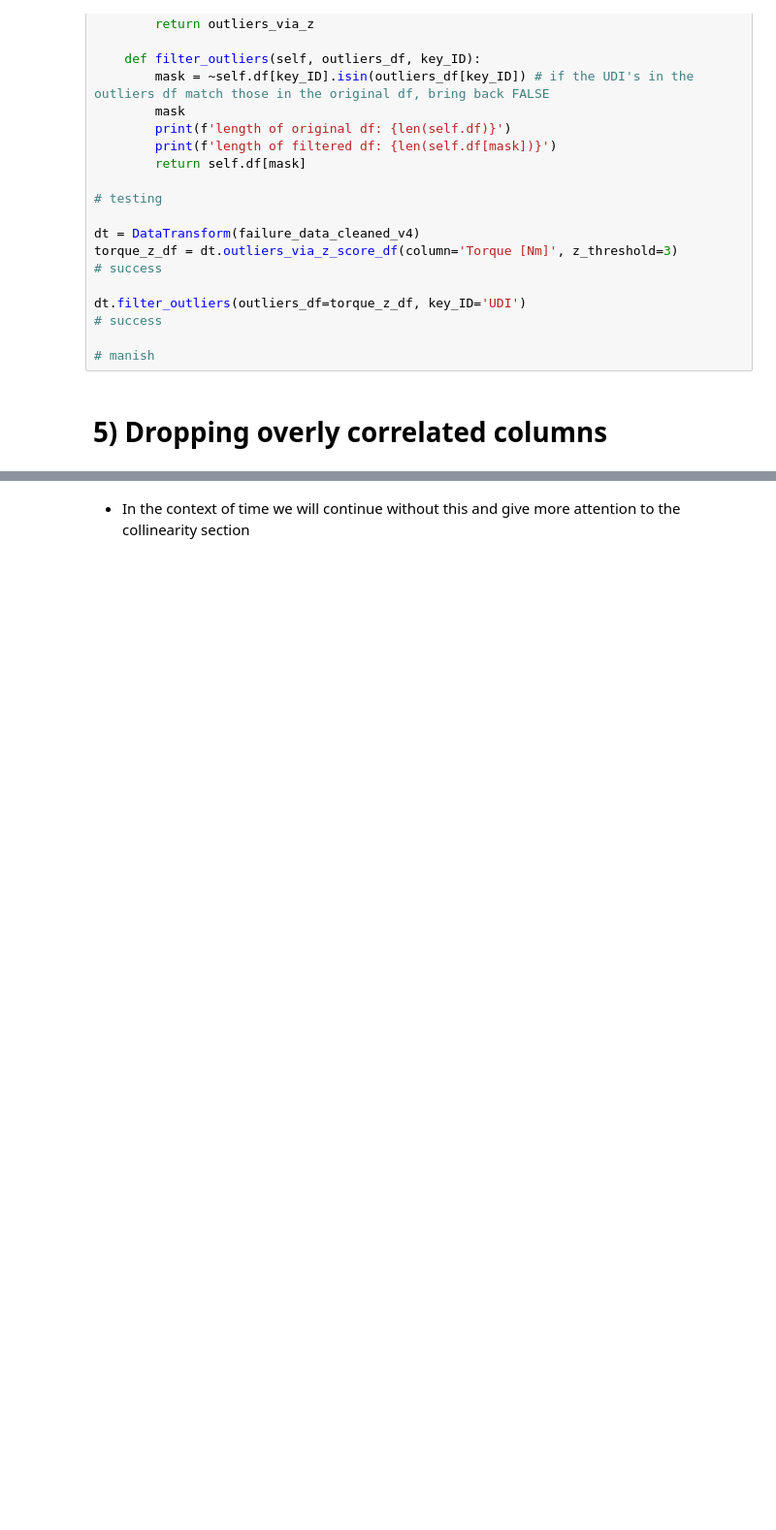
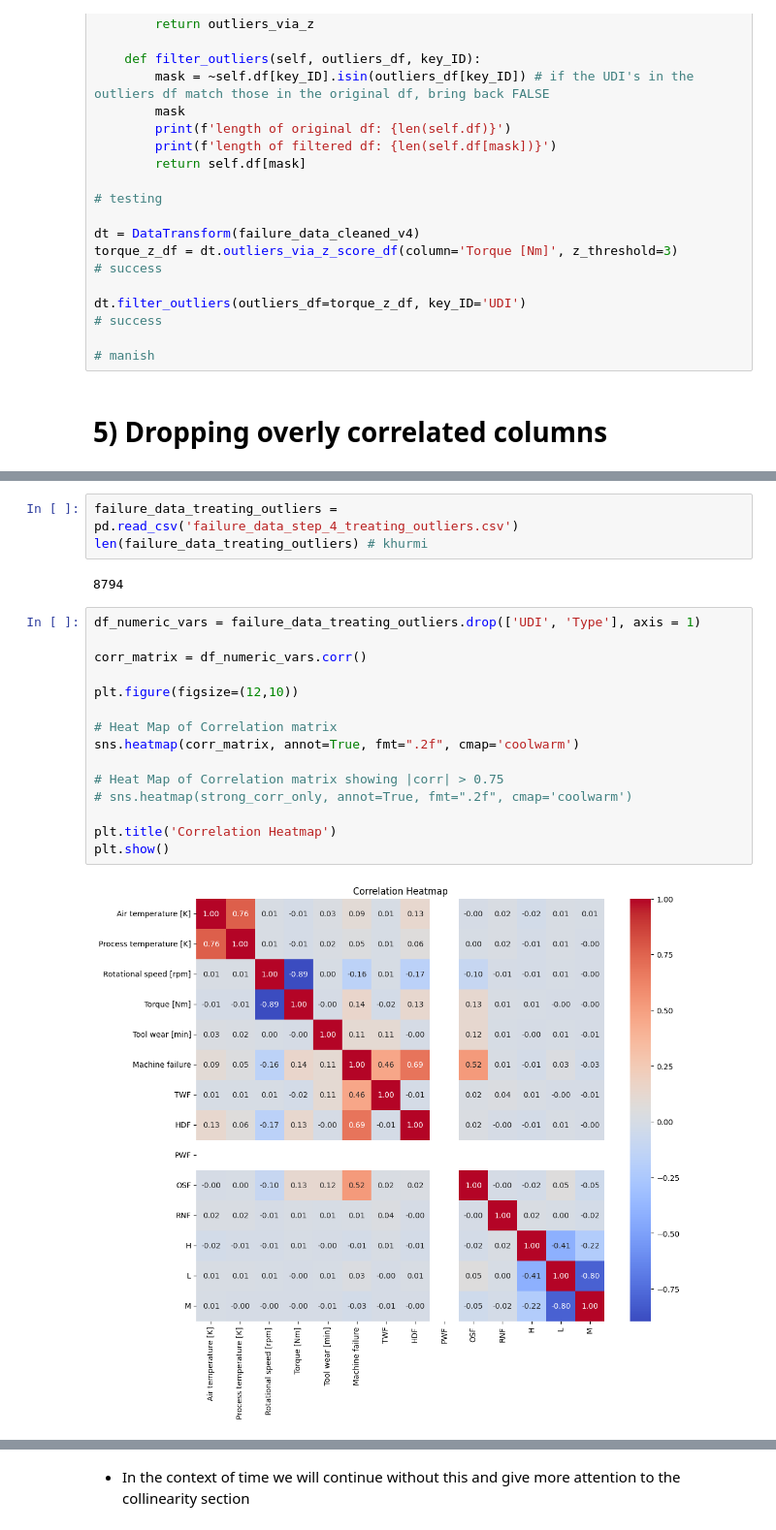
Before and after one commit to ManishKhurmi/exploratory-data-analysis---the-manufacturing-process768, a Jupyter notebook: Milestone_3 refactoring.ipynb, the cells around one changed output, grey strips where cells are left out. Shown at 97% size. Cells and saved outputs as stored; diff of their text form; blank space fills up the shorter version.

Commit message:
worked on step_5 testing for Collinearity

```diff
--- a/Milestone_3 refactoring.ipynb
+++ b/Milestone_3 refactoring.ipynb
@@ -1947,0 +2025,22 @@ dt.filter_outliers(outliers_df=torque_z_df, key_ID='UDI')
+# %%
+failure_data_treating_outliers = pd.read_csv('failure_data_step_4_treating_outliers.csv')
+len(failure_data_treating_outliers) # khurmi
+# %% [output]
+8794
+# %%
+df_numeric_vars = failure_data_treating_outliers.drop(['UDI', 'Type'], axis = 1)
+
+corr_matrix = df_numeric_vars.corr()
+
+plt.figure(figsize=(12,10))
+
+# Heat Map of Correlation matrix
+sns.heatmap(corr_matrix, annot=True, fmt=".2f", cmap='coolwarm')
+
+# Heat Map of Correlation matrix showing |corr| > 0.75
+# sns.heatmap(strong_corr_only, annot=True, fmt=".2f", cmap='coolwarm')
+
+plt.title('Correlation Heatmap')
+plt.show()
+# %% [output]
+[figure, added]
```
Also changed, not shown: parts of 38 cells of this notebook, 5 other files.
